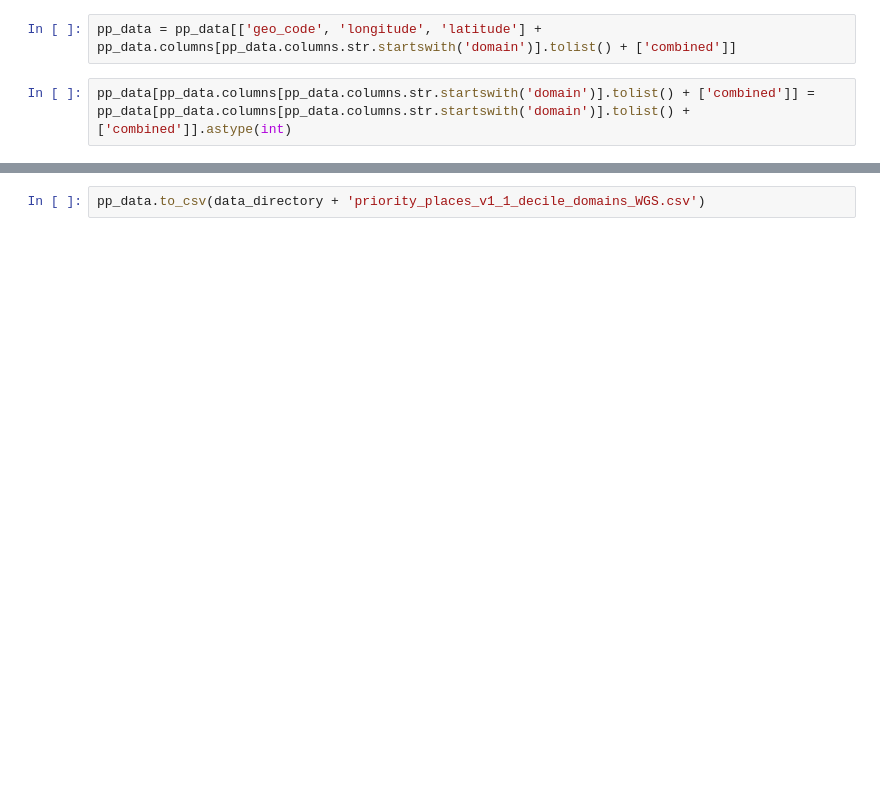
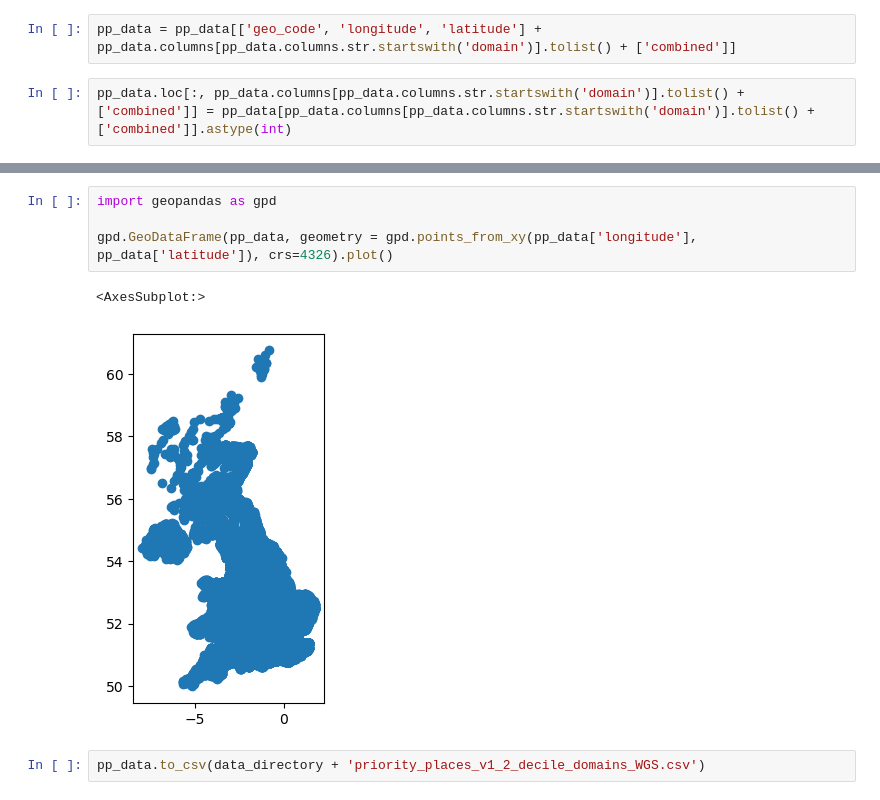
Before and after one commit to Leeds-CDRC/priority-places-explorer, a Jupyter notebook: notebooks/combine_data.ipynb, the cells around one changed output, grey strips where cells are left out. Saved outputs shown, nothing was run; the diff lists cells and outputs as text; blank space fills up the shorter version.

```diff
--- a/notebooks/combine_data.ipynb
+++ b/notebooks/combine_data.ipynb
@@ -31,4 +52,4 @@ pp_data[['geo_code', 'longitude', 'latitude'] + pp_data.columns[pp_data.columns.
 # %%
 pp_data = pp_data[['geo_code', 'longitude', 'latitude'] + pp_data.columns[pp_data.columns.str.startswith('domain')].tolist() + ['combined']]
 # %%
-pp_data[pp_data.columns[pp_data.columns.str.startswith('domain')].tolist() + ['combined']] = pp_data[pp_data.columns[pp_data.columns.str.startswith('domain')].tolist() + ['combined']].astype(int)
+pp_data.loc[:, pp_data.columns[pp_data.columns.str.startswith('domain')].tolist() + ['combined']] = pp_data[pp_data.columns[pp_data.columns.str.startswith('domain')].tolist() + ['combined']].astype(int)
@@ -35,2 +62,9 @@ pp_data[pp_data.columns[pp_data.columns.str.startswith('domain')].tolist() + ['c
-# %%
-pp_data.to_csv(data_directory + 'priority_places_v1_1_decile_domains_WGS.csv')
+# %%
+import geopandas as gpd
+
+gpd.GeoDataFrame(pp_data, geometry = gpd.points_from_xy(pp_data['longitude'], pp_data['latitude']), crs=4326).plot()
+# %% [output]
+<AxesSubplot:>
+[figure, added]
+# %%
+pp_data.to_csv(data_directory + 'priority_places_v1_2_decile_domains_WGS.csv')
```
Also changed, not shown: parts of 8 cells of this notebook, 7 other files.
